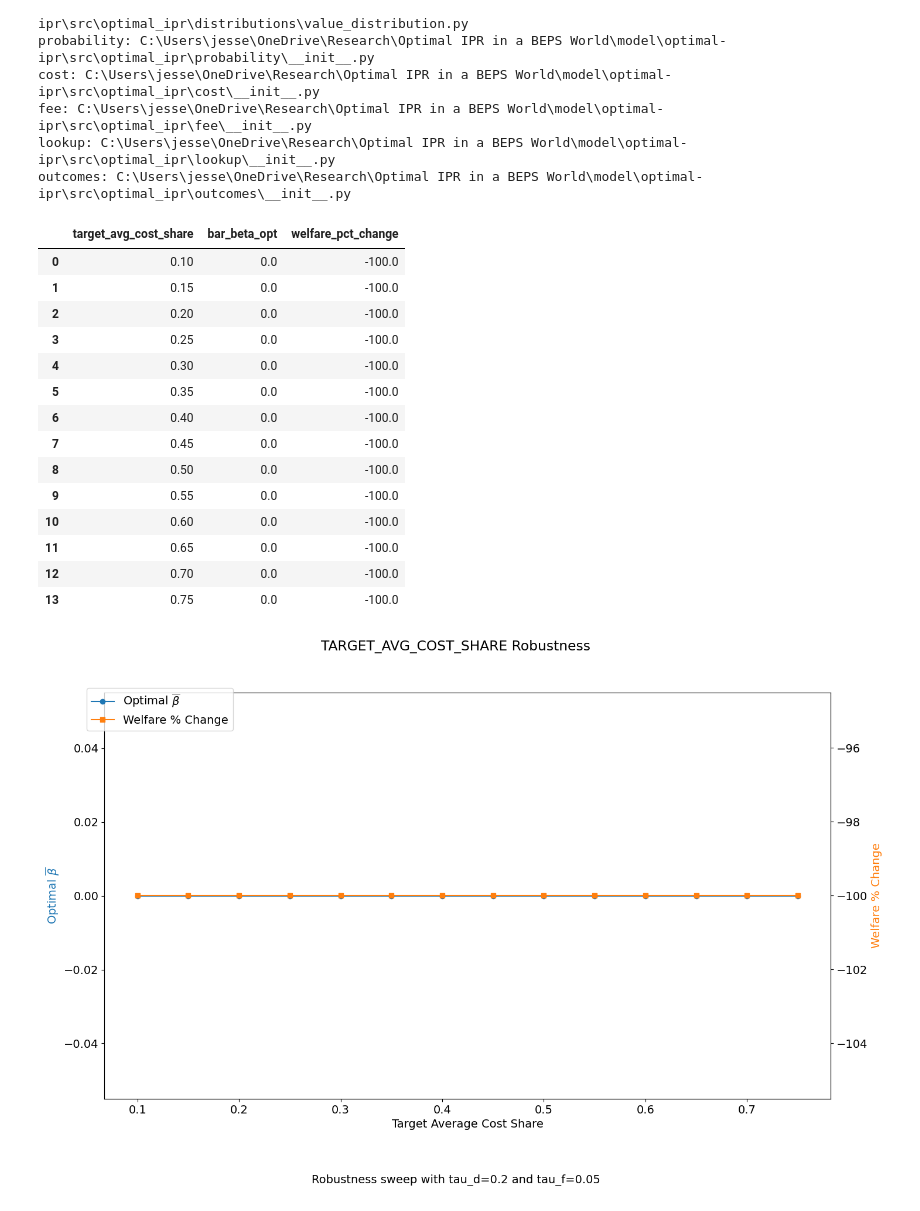
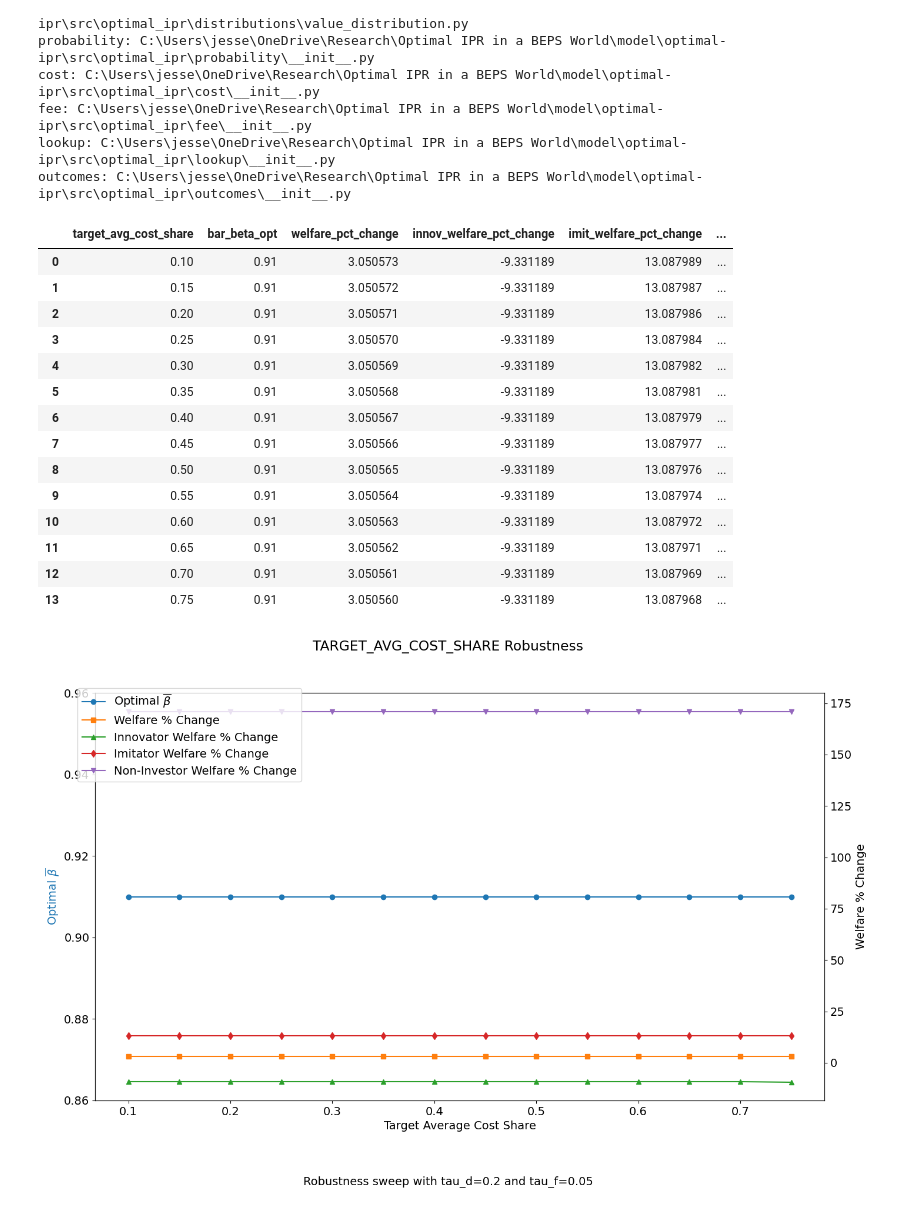
Before and after one commit to jesselabelle/optimal-ipr, a Jupyter notebook: notebooks/robustness/TARGET_AVG_COST_SHARE.ipynb, the cells around one changed output. Drawn from its saved outputs; the diff is of its cells as text; code cells hidden in the pictures.

```diff
--- a/notebooks/robustness/TARGET_AVG_COST_SHARE.ipynb
+++ b/notebooks/robustness/TARGET_AVG_COST_SHARE.ipynb
@@ -83,9 +83,9 @@ class Context:
 
 def build_context() -> Context:
     """Build invariant components of the model."""
-    v_grid, v_weights = value_distribution(n_v=41, sigma=1.0)
+    v_grid, v_weights = value_distribution(n_v=51, sigma=3.0)
     f, F, F_inv = build_theta_distribution(noise_level=0.20)
-    p = build_subjective_probability(base_k=1.2, m_comp=25, F=F, F_inv=F_inv)
+    p = build_subjective_probability(base_k=1.2, m_comp=5, F=F, F_inv=F_inv)
     Z = build_fee_schedule(zeta=0.04, fee_M=1.5)
     tau_d = 0.20
     tau_f = 0.05
@@ -123,10 +123,16 @@ def run_for_share(share: float, ctx: Context) -> dict:
         raise ValueError("welfare_outcomes returned an empty table")
     bar_beta_opt = float(results_table.loc[0, 'Optimal Policy'])
     welfare_pct_change = float(results_table.loc[0, 'Welfare % Change'])
+    innov_pct_change = float(results_table.loc[0, 'Innovator Welfare % Change'])
+    imit_pct_change = float(results_table.loc[0, 'Imitator Welfare % Change'])
+    non_inv_pct_change = float(results_table.loc[0, 'Non-Investor Welfare % Change'])
     return {
         'target_avg_cost_share': share,
         'bar_beta_opt': bar_beta_opt,
         'welfare_pct_change': welfare_pct_change,
+        'innov_welfare_pct_change': innov_pct_change,
+        'imit_welfare_pct_change': imit_pct_change,
+        'non_invest_welfare_pct_change': non_inv_pct_change,
     }
 # %%
 shares = [round(0.10 + 0.05 * i, 2) for i in range(14)]
@@ -139,43 +145,45 @@ results_df = pd.DataFrame(results).sort_values("target_avg_cost_share").reset_in
 # %%
 results_df
 # %% [output]
-|  | target_avg_cost_share | bar_beta_opt | welfare_pct_change |
-| 0 | 0.10 | 0.0 | -100.0 |
-| 1 | 0.15 | 0.0 | -100.0 |
-| 2 | 0.20 | 0.0 | -100.0 |
-| 3 | 0.25 | 0.0 | -100.0 |
-| 4 | 0.30 | 0.0 | -100.0 |
-| 5 | 0.35 | 0.0 | -100.0 |
-| 6 | 0.40 | 0.0 | -100.0 |
-| 7 | 0.45 | 0.0 | -100.0 |
-| 8 | 0.50 | 0.0 | -100.0 |
-| 9 | 0.55 | 0.0 | -100.0 |
-| 10 | 0.60 | 0.0 | -100.0 |
-| 11 | 0.65 | 0.0 | -100.0 |
-| 12 | 0.70 | 0.0 | -100.0 |
-| 13 | 0.75 | 0.0 | -100.0 |
+|  | target_avg_cost_share | bar_beta_opt | welfare_pct_change | innov_welfare_pct_change | imit_welfare_pct_change | ... |
+| 0 | 0.10 | 0.91 | 3.050573 | -9.331189 | 13.087989 | ... |
+| 1 | 0.15 | 0.91 | 3.050572 | -9.331189 | 13.087987 | ... |
+| 2 | 0.20 | 0.91 | 3.050571 | -9.331189 | 13.087986 | ... |
+| 3 | 0.25 | 0.91 | 3.050570 | -9.331189 | 13.087984 | ... |
+| 4 | 0.30 | 0.91 | 3.050569 | -9.331189 | 13.087982 | ... |
+| 5 | 0.35 | 0.91 | 3.050568 | -9.331189 | 13.087981 | ... |
+| 6 | 0.40 | 0.91 | 3.050567 | -9.331189 | 13.087979 | ... |
+| 7 | 0.45 | 0.91 | 3.050566 | -9.331189 | 13.087977 | ... |
+| 8 | 0.50 | 0.91 | 3.050565 | -9.331189 | 13.087976 | ... |
+| 9 | 0.55 | 0.91 | 3.050564 | -9.331189 | 13.087974 | ... |
+| 10 | 0.60 | 0.91 | 3.050563 | -9.331189 | 13.087972 | ... |
+| 11 | 0.65 | 0.91 | 3.050562 | -9.331189 | 13.087971 | ... |
+| 12 | 0.70 | 0.91 | 3.050561 | -9.331189 | 13.087969 | ... |
+| 13 | 0.75 | 0.91 | 3.050560 | -9.331189 | 13.087968 | ... |
 # %%
 csv_path = ensure_exists(RESULTS_DIR / "target_avg_cost_share_sweep.csv")
 results_df.to_csv(csv_path, index=False)
 
 plt.rcParams.update({"font.size": 14})
 fig, ax1 = plt.subplots(figsize=(16, 9))
-color1, color2 = "tab:blue", "tab:orange"
 ax1.set_xlabel("Target Average Cost Share")
-ax1.set_ylabel(r"Optimal $\overline{\beta}$", color=color1)
-ax1.plot(results_df["target_avg_cost_share"], results_df["bar_beta_opt"], marker="o", color=color1, label=r"Optimal $\overline{\beta}$")
+ax1.set_ylabel(r"Optimal $\overline{\beta}$", color="tab:blue")
+ax1.plot(results_df["target_avg_cost_share"], results_df["bar_beta_opt"], marker="o", color="tab:blue", label=r"Optimal $\overline{\beta}$")
 ax2 = ax1.twinx()
-ax2.set_ylabel("Welfare % Change", color=color2)
-ax2.plot(results_df["target_avg_cost_share"], results_df["welfare_pct_change"], marker="s", color=color2, label="Welfare % Change")
+ax2.set_ylabel("Welfare % Change")
+ax2.plot(results_df["target_avg_cost_share"], results_df["welfare_pct_change"], marker="s", color="tab:orange", label="Welfare % Change")
+ax2.plot(results_df["target_avg_cost_share"], results_df["innov_welfare_pct_change"], marker="^", color="tab:green", label="Innovator Welfare % Change")
+ax2.plot(results_df["target_avg_cost_share"], results_df["imit_welfare_pct_change"], marker="d", color="tab:red", label="Imitator Welfare % Change")
+ax2.plot(results_df["target_avg_cost_share"], results_df["non_invest_welfare_pct_change"], marker="v", color="tab:purple", label="Non-Investor Welfare % Change")
 fig.legend(loc="upper left", bbox_to_anchor=(0.1, 0.9))
 caption = "Robustness sweep with tau_d=0.2 and tau_f=0.05"
 fig.suptitle("TARGET_AVG_COST_SHARE Robustness")
 fig.text(0.5, -0.05, caption, ha="center")
 png_path = ensure_exists(RESULTS_DIR / "target_avg_cost_share_sweep.png")
 fig.savefig(png_path, dpi=100, bbox_inches="tight")
 plt.show()
 # %% [output]
-[figure, old version]
+[figure, new version]
 # %%
 baseline_share = 0.50
 baseline_calc = run_for_share(baseline_share, ctx)
```
Also changed, not shown: parts of 2 cells of this notebook, 2 other files.
